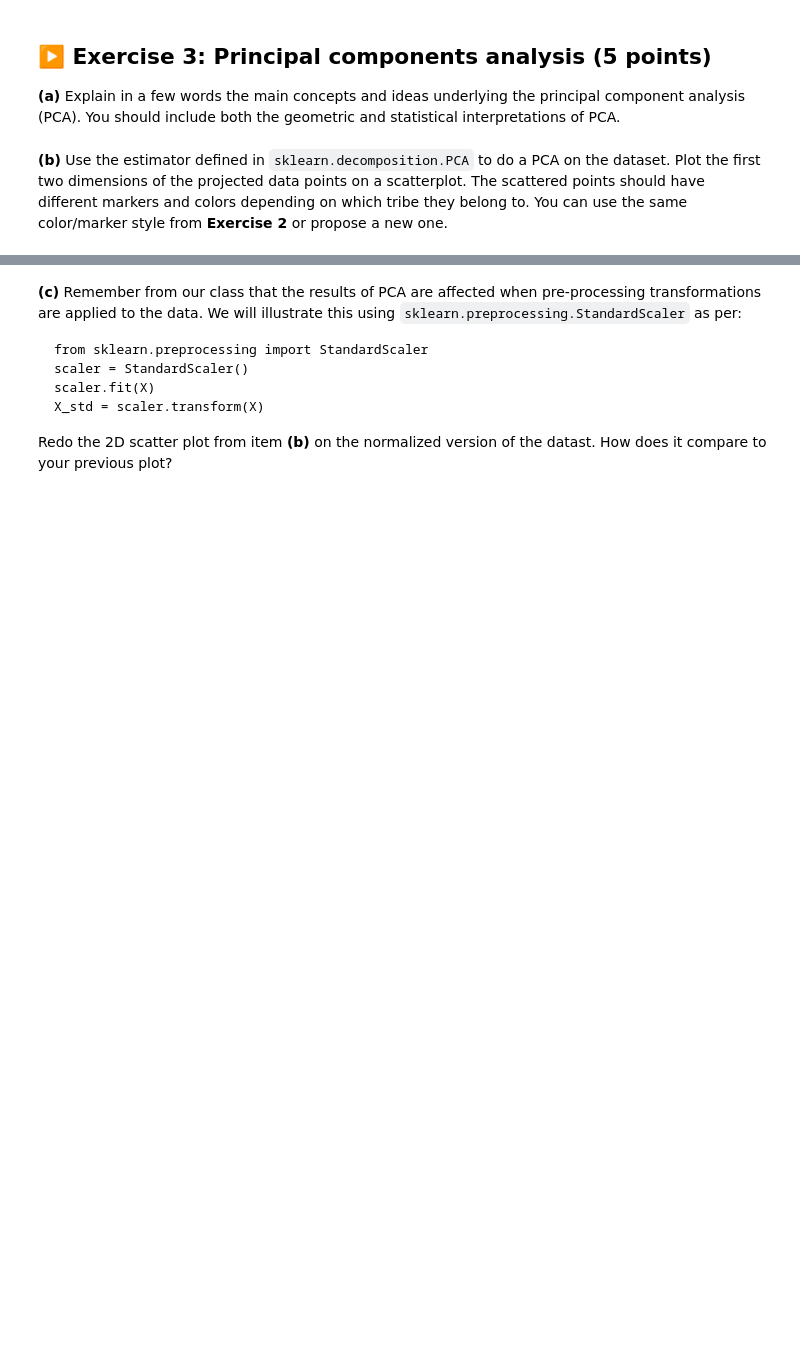
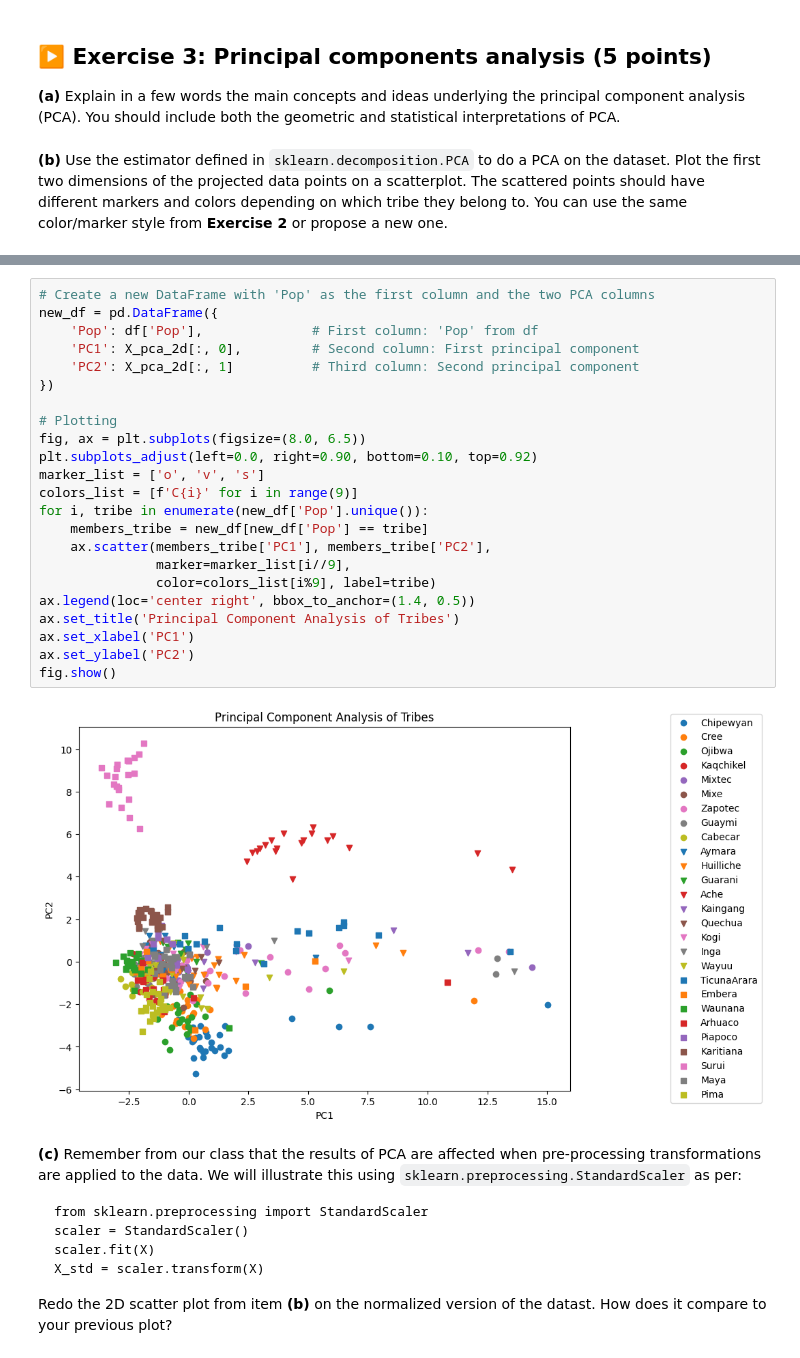
Before and after one commit to muneymo/isla2026-TP, a Jupyter notebook: TP2/TP2.ipynb, the cells around one changed output, grey strips where cells are left out. Drawn from its saved outputs; the diff is of its cells as text; blank space fills up the shorter version.

````diff
--- a/TP2/TP2.ipynb
+++ b/TP2/TP2.ipynb
@@ -203,3 +247,28 @@ sklearn.decomposition._pca.PCA
+# %%
+# Create a new DataFrame with 'Pop' as the first column and the two PCA columns
+new_df = pd.DataFrame({
+    'Pop': df['Pop'],              # First column: 'Pop' from df
+    'PC1': X_pca_2d[:, 0],         # Second column: First principal component
+    'PC2': X_pca_2d[:, 1]          # Third column: Second principal component
+})
+
+# Plotting
+fig, ax = plt.subplots(figsize=(8.0, 6.5))
+plt.subplots_adjust(left=0.0, right=0.90, bottom=0.10, top=0.92)
+marker_list = ['o', 'v', 's']
+colors_list = [f'C{i}' for i in range(9)]
+for i, tribe in enumerate(new_df['Pop'].unique()):
+    members_tribe = new_df[new_df['Pop'] == tribe]
+    ax.scatter(members_tribe['PC1'], members_tribe['PC2'],
+               marker=marker_list[i//9],
+               color=colors_list[i%9], label=tribe)
+ax.legend(loc='center right', bbox_to_anchor=(1.4, 0.5))
+ax.set_title('Principal Component Analysis of Tribes')
+ax.set_xlabel('PC1')
+ax.set_ylabel('PC2')
+fig.show()
+# %% [output]
+[figure, added]
 # %% [markdown]
 **(c)** Remember from our class that the results of PCA are affected when pre-processing transformations are applied to the data. We will illustrate this using `sklearn.preprocessing.StandardScaler` as per:
 ```
````
Also changed, not shown: parts of 6 cells of this notebook.
